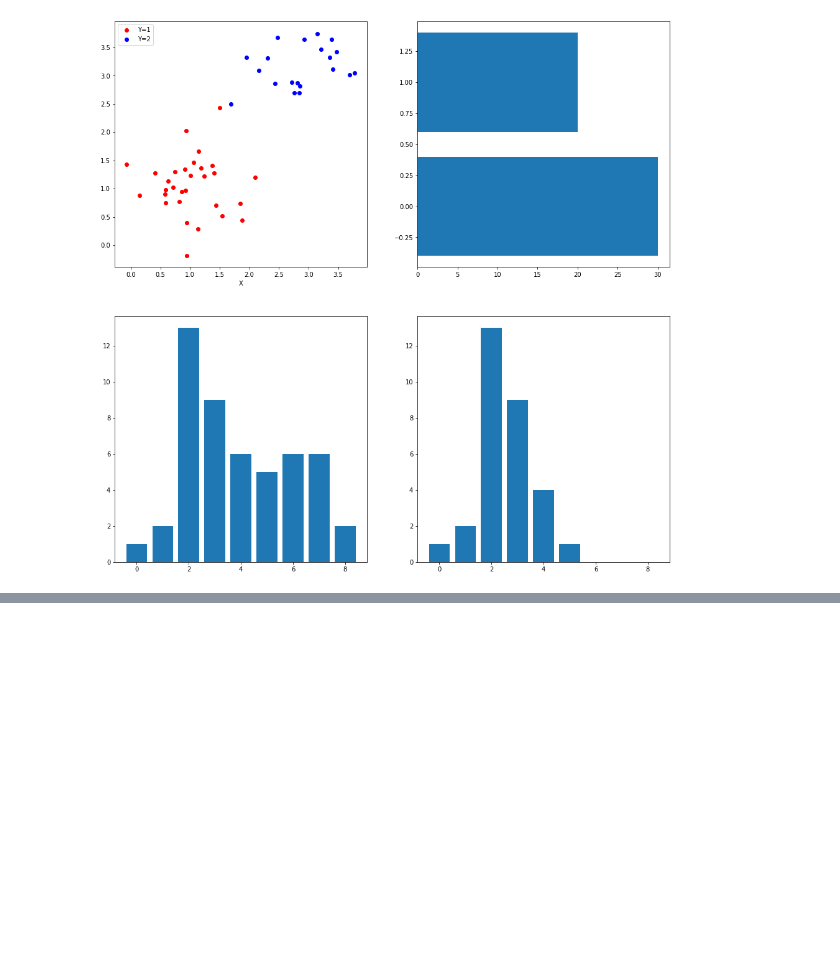
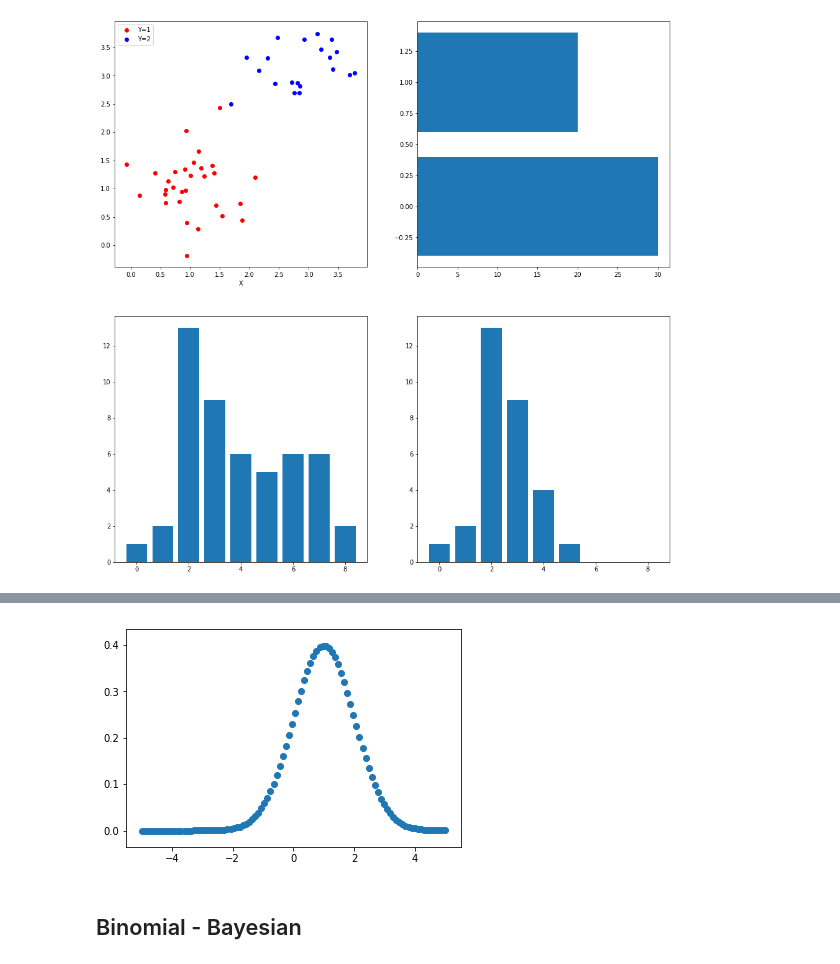
Before and after one commit to simonjisu/prml_study, a Jupyter notebook: notebooks/chapter-1/nb_2-probability.ipynb, the cells around one changed output, grey strips where cells are left out. Saved outputs shown, nothing was run; the diff lists cells and outputs as text; code cells hidden in the pictures; blank space fills up the shorter version.

```diff
--- a/notebooks/chapter-1/nb_2-probability.ipynb
+++ b/notebooks/chapter-1/nb_2-probability.ipynb
@@ -100,0 +131,14 @@ ax4.bar(np.arange(len(XY_prob_cnt)), height=XY_prob_cnt)
+# %%
+def normal_dist(x, mu, sigma):
+    return 1/np.sqrt(2*np.pi*sigma**2) * np.exp(-(1/(2*sigma**2))*(x-mu)**2)
+# %%
+delta = 0.01
+X = np.linspace(-5, 5, 100)
+mu, sigma = 1, 1
+Y = normal_dist(X, mu, sigma)
+plt.scatter(X, Y)
+plt.show()
+# %% [output]
+[figure, added]
+# %% [markdown]
+## Binomial - Bayesian
```
Also changed, not shown: parts of 4 cells of this notebook, 1 other file.
